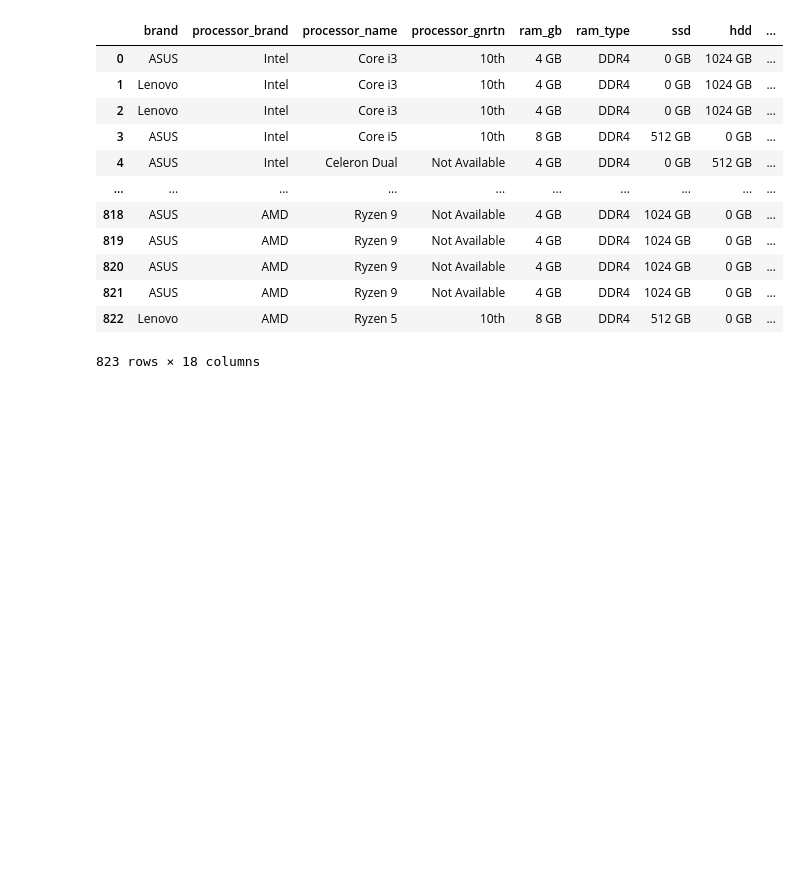
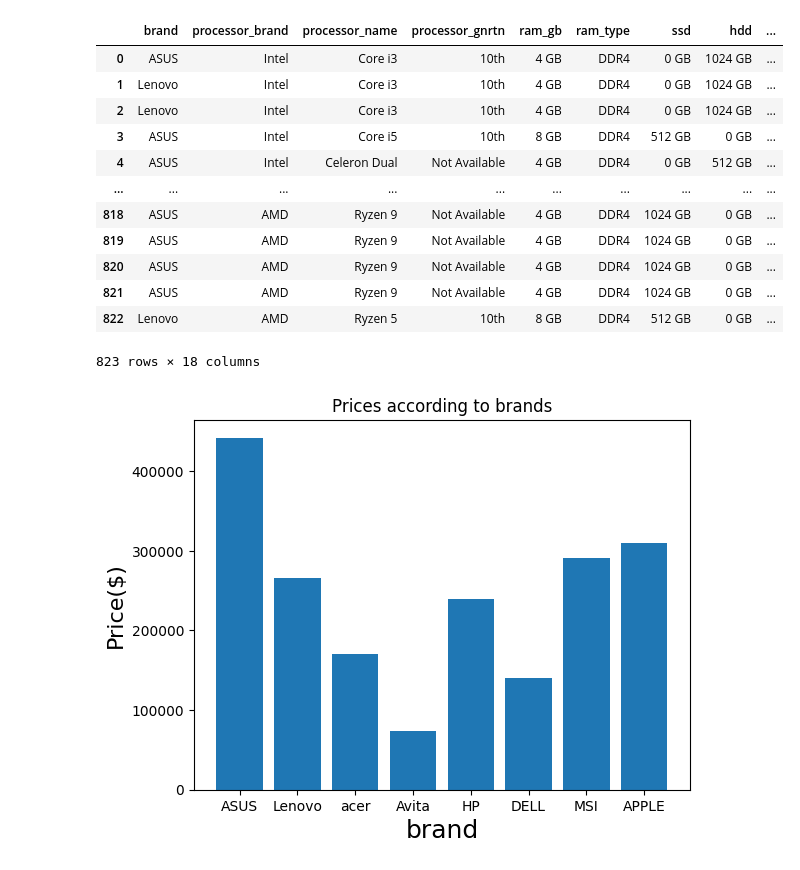
Before and after one commit to AbdullahahaMalik/PREDICTING-LAPTOP-PRICES, a Jupyter notebook: PREDICTING-LAPTOP-PRICES.ipynb, the cells around one changed output. Saved outputs shown, nothing was run; the diff lists cells and outputs as text; code cells hidden in the pictures; blank space fills up the shorter version.

```diff
--- a/PREDICTING-LAPTOP-PRICES.ipynb
+++ b/PREDICTING-LAPTOP-PRICES.ipynb
@@ -116,3 +135,31 @@ df
 | 821 | ASUS | AMD | Ryzen 9 | Not Available | 4 GB | DDR4 | 1024 GB | 0 GB | ... |
 | 822 | Lenovo | AMD | Ryzen 5 | 10th | 8 GB | DDR4 | 512 GB | 0 GB | ... |
 823 rows × 18 columns
+# %%
+
+# All Brands
+x = df['brand']
+y = df['Price']
+
+# Specified Brands
+# specified = df.loc[df['Company'] == 'Samsung']
+# x = specified['Model']
+# y = specified['Price']
+
+#Bar chart
+plt.xlabel('brand', fontsize=18)
+plt.ylabel('Price($)', fontsize=16)
+plt.bar(x, y)
+
+# Pie chart
+# plt.pie(y, labels=x, radius=1.2,autopct='%0.01f%%', shadow=True, explode=[.05,.2,.05,.2,.05,.2,.05])
+
+#  Line Graph
+#plt.xlabel('Model', fontsize=18)
+#plt.ylabel('Price($)', fontsize=16)
+#plt.scatter(x, y)
+#lt.plot(x, y)
+plt.title('Prices according to brands')
+plt.show()
+# %% [output]
+[figure, added]
```
Also changed, not shown: parts of 42 cells of this notebook.
